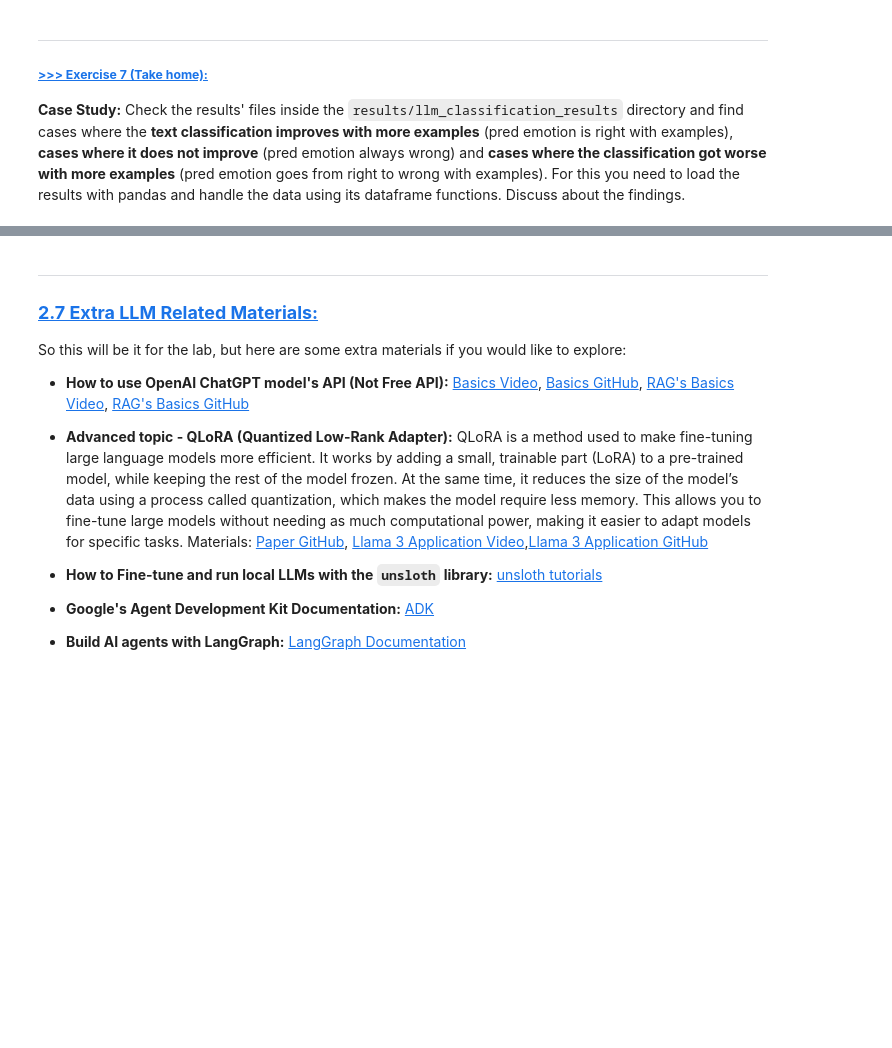
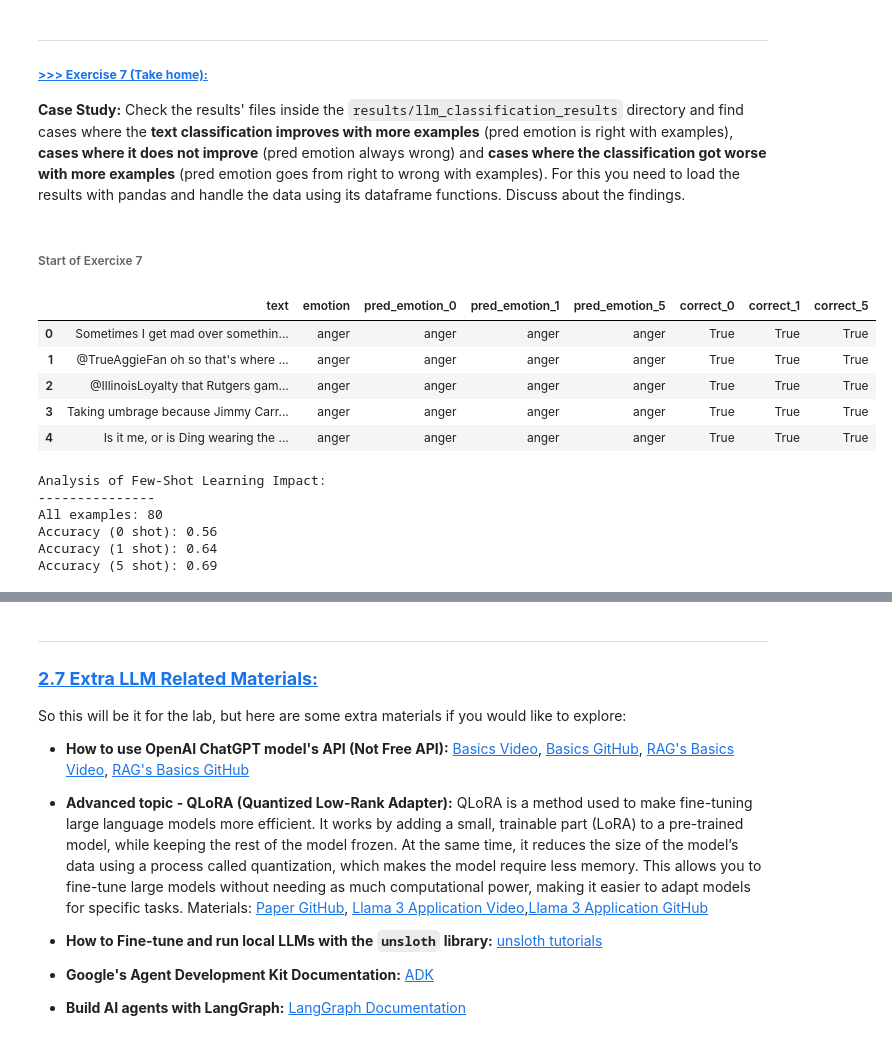
Before and after one commit to Irl-Felix/DM2025-Lab2-Exercise, a Jupyter notebook: DM2025-Lab2-Master-Phase_2_Main.ipynb, the cells around one changed output, grey strips where cells are left out. Cells and saved outputs as stored; diff of their text form; code cells hidden in the pictures; blank space fills up the shorter version.

```diff
--- a/DM2025-Lab2-Master-Phase_2_Main.ipynb
+++ b/DM2025-Lab2-Master-Phase_2_Main.ipynb
@@ -1717,0 +1835,51 @@ indicating diminishing returns from additional incontext examples.
+# %% [markdown]
+###### Start of Exercixe 7 ######
+# %%
+# Answer here
+import pandas as pd
+import os
+
+results_path = "results/llm_classification_results"
+shots0df = pd.read_csv(os.path.join(results_path, "results_samples_20_shots_0.csv"))
+shots1df = pd.read_csv(os.path.join(results_path, "results_samples_20_shots_1.csv"))
+shots5df = pd.read_csv(os.path.join(results_path, "results_samples_20_shots_5.csv"))
+# %%
+#uniformed and presentable table
+shots0df.rename(columns={'predicted_emotion': 'pred_emotion_0'}, inplace=True)
+shots1df.rename(columns={'predicted_emotion': 'pred_emotion_1'}, inplace=True)
+shots5df.rename(columns={'predicted_emotion': 'pred_emotion_5'}, inplace=True)
+shots0df.rename(columns={'true_emotion': 'emotion'}, inplace=True)
+shots1df.rename(columns={'true_emotion': 'emotion'}, inplace=True)
+shots5df.rename(columns={'true_emotion': 'emotion'}, inplace=True)
+
+df = pd.merge(shots0df, shots1df, on=["text", "emotion"])
+df = pd.merge(df, shots5df, on=["text", "emotion"])
+
+# check how correct are thre predictions
+df['correct_0'] = df['emotion'] == df['pred_emotion_0']
+df['correct_1'] = df['emotion'] == df['pred_emotion_1']
+df['correct_5'] = df['emotion'] == df['pred_emotion_5']
+# %%
+df.head()
+# %% [output]
+|  | text | emotion | pred_emotion_0 | pred_emotion_1 | pred_emotion_5 | correct_0 | correct_1 | correct_5 |
+| 0 | Sometimes I get mad over somethin... | anger | anger | anger | anger | True | True | True |
+| 1 | @TrueAggieFan oh so that's where ... | anger | anger | anger | anger | True | True | True |
+| 2 | @IllinoisLoyalty that Rutgers gam... | anger | anger | anger | anger | True | True | True |
+| 3 | Taking umbrage because Jimmy Carr... | anger | anger | anger | anger | True | True | True |
+| 4 | Is it me, or is Ding wearing the ... | anger | anger | anger | anger | True | True | True |
+# %%
+print("Analysis of Few-Shot Learning Impact:")
+print("---------------")
+
+print(f"All examples: {len(df)}")
+print(f"Accuracy (0 shot): {df['correct_0'].mean():.2f}")
+print(f"Accuracy (1 shot): {df['correct_1'].mean():.2f}")
+print(f"Accuracy (5 shot): {df['correct_5'].mean():.2f}")
+# %% [output]
+Analysis of Few-Shot Learning Impact:
+---------------
+All examples: 80
+Accuracy (0 shot): 0.56
+Accuracy (1 shot): 0.64
+Accuracy (5 shot): 0.69
```
Also changed, not shown: parts of 6 cells of this notebook.
